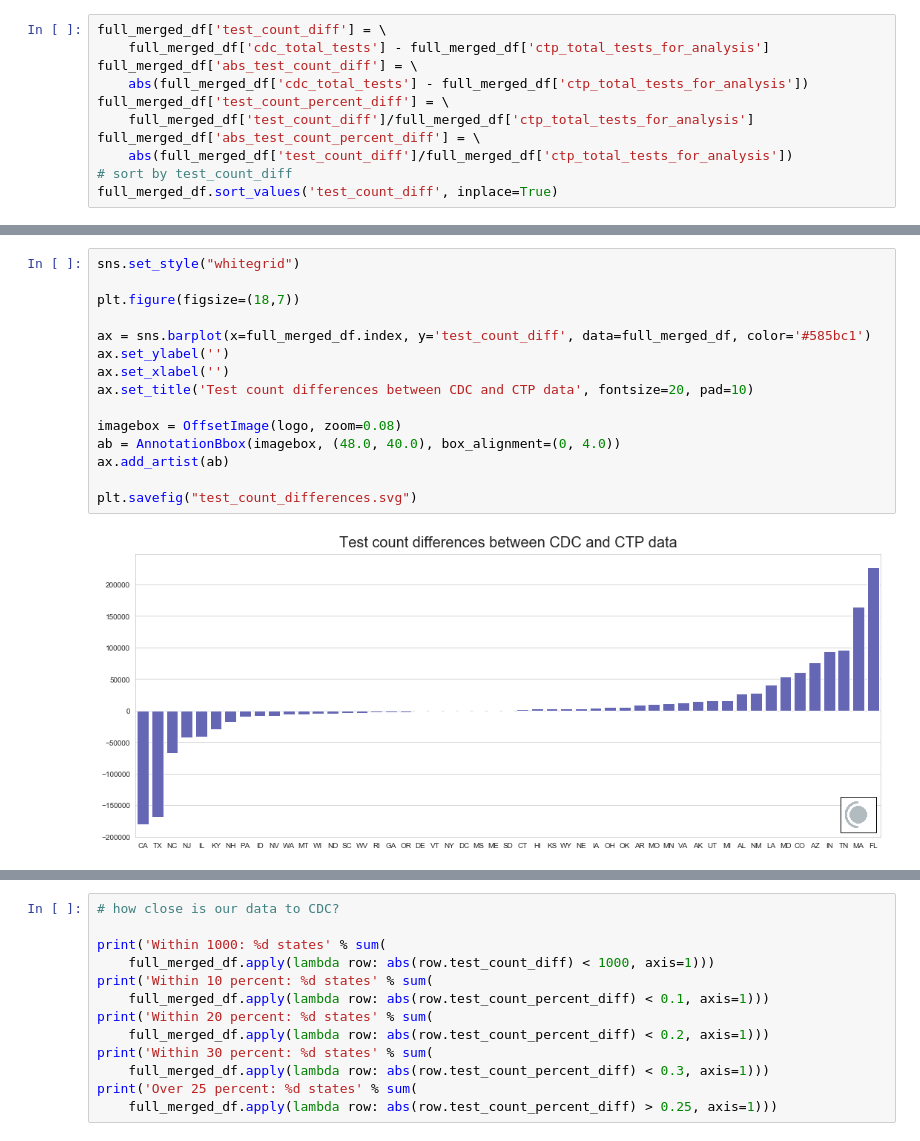
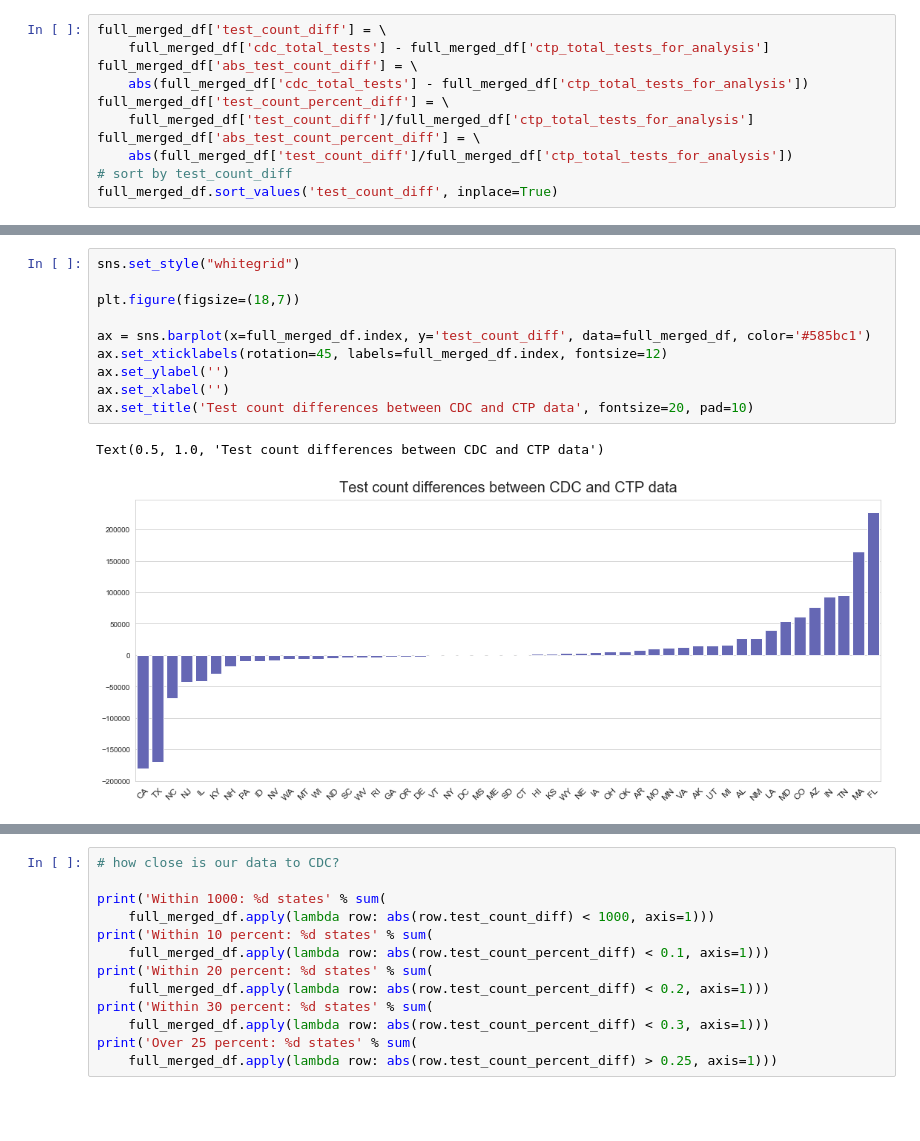
Before and after one commit to COVID19Tracking/cdc-comparison, a Jupyter notebook: CDC vs CTP comparison.ipynb, the cells around one changed output, grey strips where cells are left out. Saved outputs shown, nothing was run; the diff lists cells and outputs as text; blank space fills up the shorter version.

```diff
--- a/CDC vs CTP comparison.ipynb
+++ b/CDC vs CTP comparison.ipynb
@@ -98,17 +136,13 @@ logo = mpimg.imread('logo.png')
 # %%
 sns.set_style("whitegrid")
 
 plt.figure(figsize=(18,7))
 
 ax = sns.barplot(x=full_merged_df.index, y='test_count_diff', data=full_merged_df, color='#585bc1')
+ax.set_xticklabels(rotation=45, labels=full_merged_df.index, fontsize=12)
 ax.set_ylabel('')
 ax.set_xlabel('')
 ax.set_title('Test count differences between CDC and CTP data', fontsize=20, pad=10)
-
-imagebox = OffsetImage(logo, zoom=0.08)
-ab = AnnotationBbox(imagebox, (48.0, 40.0), box_alignment=(0, 4.0))
-ax.add_artist(ab)
-
-plt.savefig("test_count_differences.svg")
 # %% [output]
+Text(0.5, 1.0, 'Test count differences between CDC and CTP data')
-[figure, old version]
+[figure, new version]
```
Also changed, not shown: parts of 8 cells of this notebook, 6 other files.
